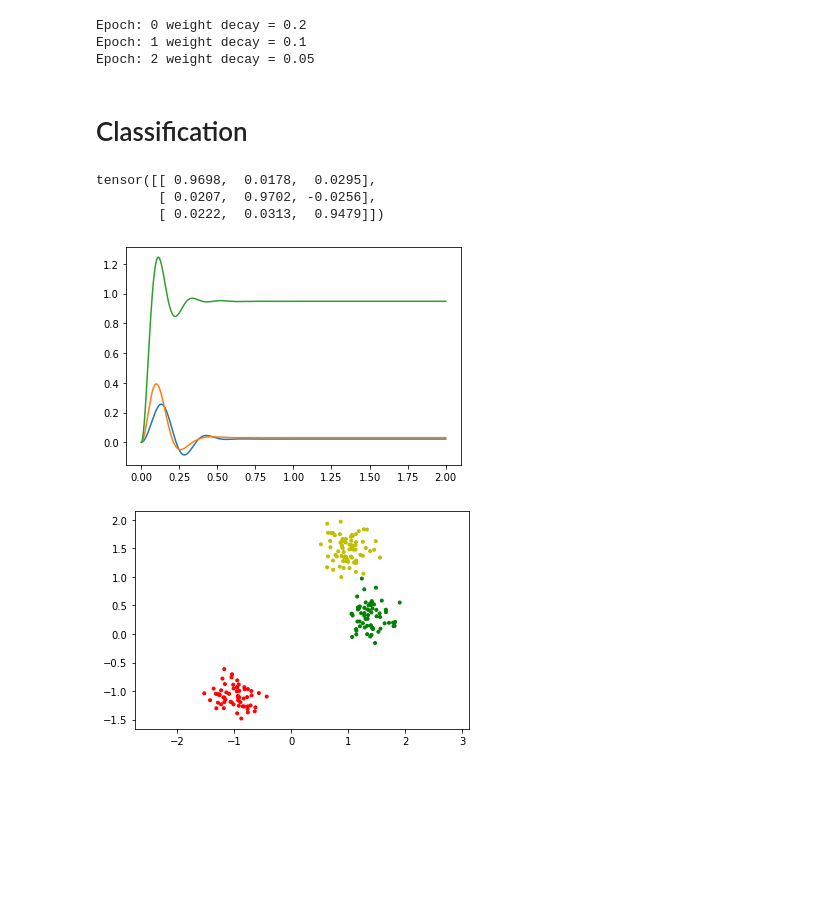
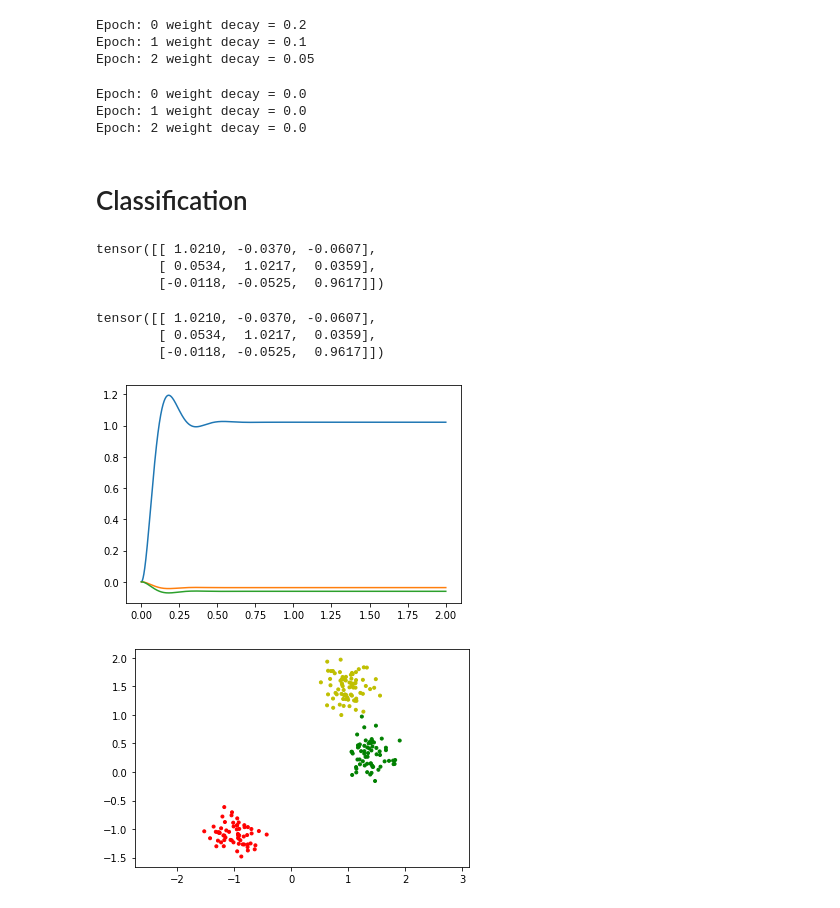
Before and after one commit to jorchard/pc_network, a Jupyter notebook: adversarial_10-5-3.ipynb, the cells around one changed output. Drawn from its saved outputs; the diff is of its cells as text; code cells hidden in the pictures; blank space fills up the shorter version.

```diff
--- a/adversarial_10-5-3.ipynb
+++ b/adversarial_10-5-3.ipynb
@@ -139,6 +142,19 @@ net.Connect(v_idx=2, e_idx=3, type='general', sym=sym, act_text=af)
 net.Connect(v_idx=4, e_idx=3, type='1to1')
 
 net.SetTau(0.05)
+# %%
+net = PCNetwork.PCNetwork()
+net.AddLayer(PCLayer.PCLayer(n=10))  # input
+net.AddLayer(PCLayer.PCLayer(n=3))   # e1
+net.AddLayer(PCLayer.PCLayer(n=3))   # v1
+
+af = 'identity'
+sym = True
+# Use identity activation for input layer to make it comparable to a FF net
+net.Connect(v_idx=0, e_idx=1, type='general', sym=sym, act_text='identity')
+net.Connect(v_idx=2, e_idx=1, type='1to1')
+
+net.SetTau(0.05)
 # %% [markdown]
 # Training
 # %%
@@ -168,20 +171,36 @@ net.Learn(dl, T=3., epochs=3)
 Epoch: 0 weight decay = 0.2
 Epoch: 1 weight decay = 0.1
 Epoch: 2 weight decay = 0.05
+# %%
+net.SetDynamicWeightDecay(0., 0.)
+net.Learn(dl, T=3., epochs=3)
+# %% [output]
+Epoch: 0 weight decay = 0.0
+Epoch: 1 weight decay = 0.0
+Epoch: 2 weight decay = 0.0
 # %% [markdown]
 # Classification
 # %%
 net.Reset(random=1.)
+net.lyr[0].Probe(True)
+net.lyr[1].Probe(True)
 net.lyr[-1].Probe(True)
 net.Predict(A, T=2.)
 # %% [output]
-tensor([[ 0.9698,  0.0178,  0.0295],
-        [ 0.0207,  0.9702, -0.0256],
-        [ 0.0222,  0.0313,  0.9479]])
+tensor([[ 1.0210, -0.0370, -0.0607],
+        [ 0.0534,  1.0217,  0.0359],
+        [-0.0118, -0.0525,  0.9617]])
+# %%
+net.Reset(random=0.)
+net.FastPredict(A)
+# %% [output]
+tensor([[ 1.0210, -0.0370, -0.0607],
+        [ 0.0534,  1.0217,  0.0359],
+        [-0.0118, -0.0525,  0.9617]])
 # %%
-net.lyr[-1].Plot(net.t_history, idx=2);
+net.lyr[2].Plot(net.t_history, idx=0);
 # %% [output]
-[figure, old version]
+[figure, new version]
 # %%
 sidx = (5,3)
 simple_ds.Plot(labels=net.Predict(simple_ds.Inputs(), T=2.), idx=sidx)
```
Also changed, not shown: parts of 6 cells of this notebook, 8 other files.
